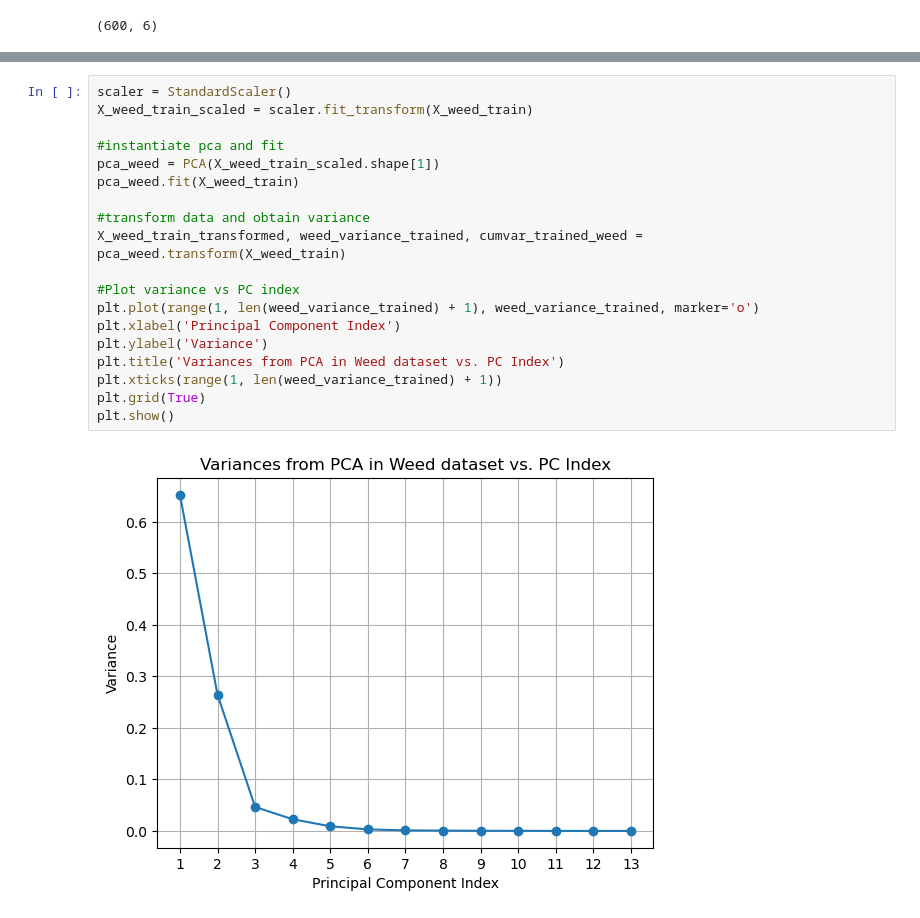
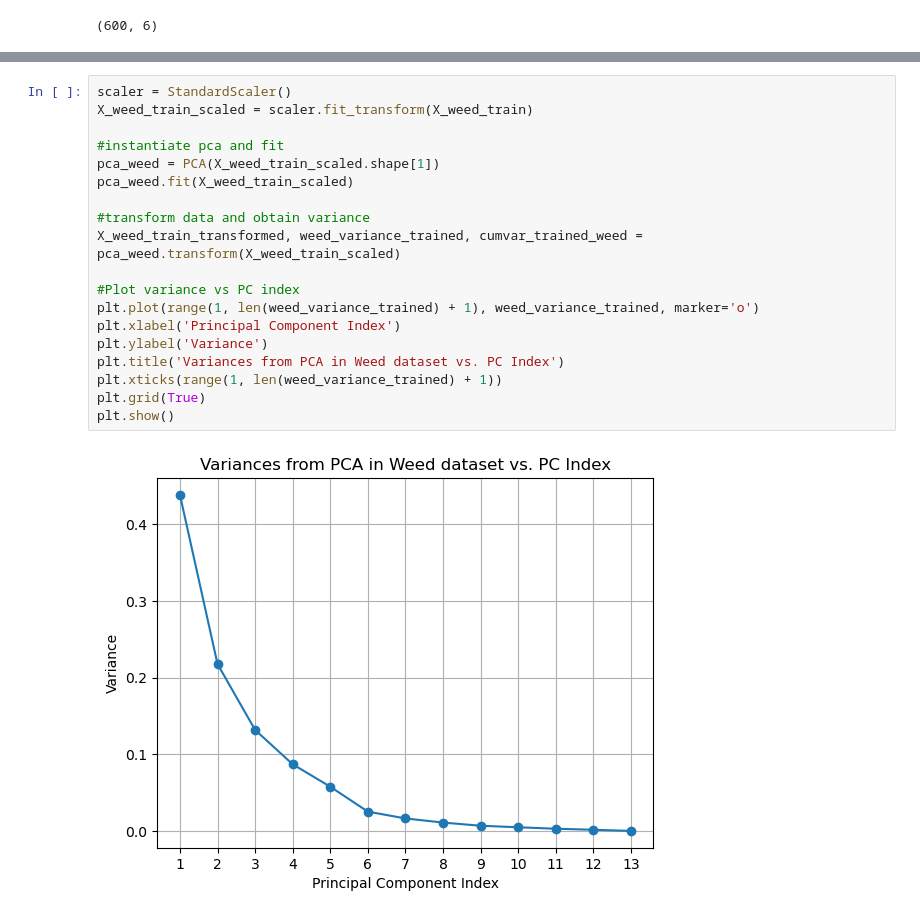
Before and after one commit to hjv300/IDS, a Jupyter notebook: assignment4/ass4.ipynb, the cells around one changed output, grey strips where cells are left out. Cells and saved outputs as stored; diff of their text form.

```diff
--- a/assignment4/ass4.ipynb
+++ b/assignment4/ass4.ipynb
@@ -91,24 +90,24 @@ plt.show()
 # %%
 scaler = StandardScaler()
 X_weed_train_scaled = scaler.fit_transform(X_weed_train)
 
 #instantiate pca and fit
 pca_weed = PCA(X_weed_train_scaled.shape[1])
-pca_weed.fit(X_weed_train)
+pca_weed.fit(X_weed_train_scaled)
 
 #transform data and obtain variance
-X_weed_train_transformed, weed_variance_trained, cumvar_trained_weed = pca_weed.transform(X_weed_train)
+X_weed_train_transformed, weed_variance_trained, cumvar_trained_weed = pca_weed.transform(X_weed_train_scaled)
 
 #Plot variance vs PC index
 plt.plot(range(1, len(weed_variance_trained) + 1), weed_variance_trained, marker='o')
 plt.xlabel('Principal Component Index')
 plt.ylabel('Variance')
 plt.title('Variances from PCA in Weed dataset vs. PC Index')
 plt.xticks(range(1, len(weed_variance_trained) + 1))
 plt.grid(True)
 plt.show()
 # %% [output]
-[figure, old version]
+[figure, new version]
 # %%
 #plot the cumulative variance vs PC index
 plt.plot(range(1, len(weed_variance_trained) + 1), cumvar_trained_weed, marker='o')
```
Also changed, not shown: parts of 7 cells of this notebook.
